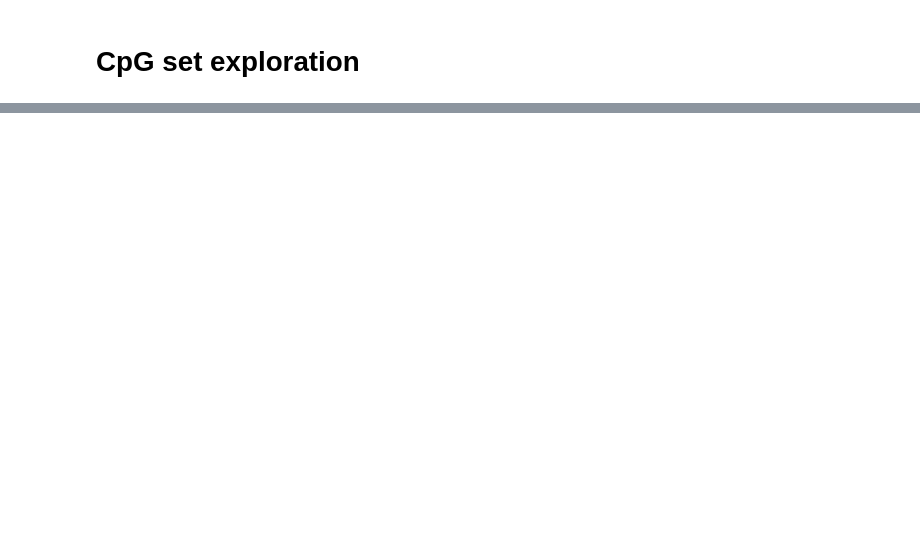
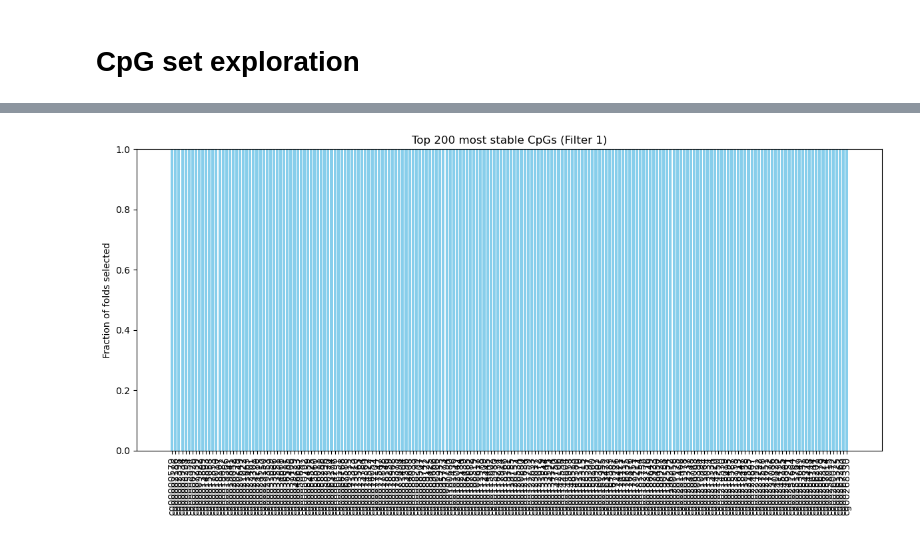
Before and after one commit to lphohmann/PredictRecurrence, a Jupyter notebook: scripts/Model_comparison/CpG_set_notebook.ipynb, the cells around one changed output, grey strips where cells are left out. Saved outputs shown, nothing was run; the diff lists cells and outputs as text; code cells hidden in the pictures; blank space fills up the shorter version.

```diff
--- a/scripts/Model_comparison/CpG_set_notebook.ipynb
+++ b/scripts/Model_comparison/CpG_set_notebook.ipynb
@@ -74,0 +107,23 @@ print("Annotation shape:", anno.shape)
+# %%
+
+# Collect all CpGs selected after filter 1 across folds
+all_selected_cpgs = []
+for fold_key in fold_dict.keys():
+    feats = fold_dict[fold_key]["features_after_filter1"]
+    feats = [str(c) for c in feats]
+    all_selected_cpgs.extend(feats)
+
+# Count how many times each CpG was selected
+cpg_counts = Counter(all_selected_cpgs)
+
+# Convert to DataFrame
+cpg_stability_df = pd.DataFrame.from_dict(cpg_counts, orient='index', columns=['n_folds'])
+cpg_stability_df.index.name = 'CpG'
+cpg_stability_df['fraction_folds'] = cpg_stability_df['n_folds'] / len(fold_dict)
+
+# Sort by most consistently selected
+cpg_stability_df = cpg_stability_df.sort_values(['n_folds', 'CpG'], ascending=[False, True])
+
+# Display top 20 most stable CpGs
+print("Top 20 most stable CpGs after filter 1:")
+display(cpg_stability_df.head(20))
@@ -74,0 +150,16 @@ print("Annotation shape:", anno.shape)
+# %%
+
+# Take top 20 most stable CpGs
+top_n = 200
+top_cpgs = cpg_stability_df.head(top_n)
+
+plt.figure(figsize=(12,6))
+plt.bar(top_cpgs.index, top_cpgs['fraction_folds'], color='skyblue')
+plt.xticks(rotation=90)
+plt.ylabel("Fraction of folds selected")
+plt.title(f"Top {top_n} most stable CpGs (Filter 1)")
+plt.ylim(0,1)
+plt.tight_layout()
+plt.show()
+# %% [output]
+[figure, added]
```
Also changed, not shown: parts of 11 cells of this notebook.
